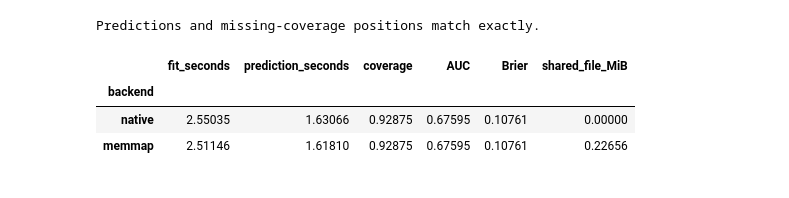
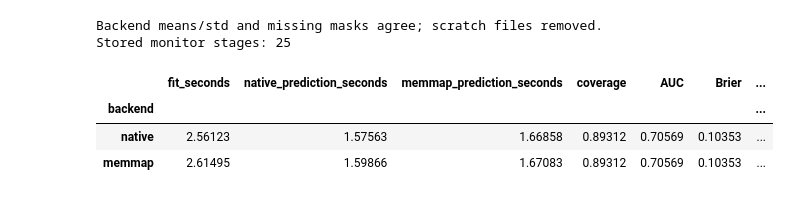
Before and after one commit to chenyangkang/stemflow, a Jupyter notebook: docs/Examples/10.Execution_and_memory.ipynb, the cells around one changed output. Saved outputs shown, nothing was run; the diff lists cells and outputs as text; code cells hidden in the pictures.

```diff
--- a/docs/Examples/10.Execution_and_memory.ipynb
+++ b/docs/Examples/10.Execution_and_memory.ipynb
@@ -51,44 +69,81 @@ Both fits use temporal-window prequerying, two workers, the same grids and estim
 # %%
-results, predictions = [], {}
+results, predictions, reports, prediction_details = [], {}, {}, {}
 with tempfile.TemporaryDirectory(prefix="stemflow_example_") as scratch:
     X_path, y_path = make_training_databases(X_train, y_train, Path(scratch) / "training")
     test_path = make_duckdb_database(X_test, Path(scratch) / "test.duckdb")
     for backend in ["native", "memmap"]:
         model = AdaSTEMClassifier(
             base_model=DecisionTreeClassifier(max_depth=5, min_samples_leaf=20, random_state=42),
             ensemble_fold=3, min_ensemble_required=2,
             grid_len_upper_threshold=40, grid_len_lower_threshold=5,
             points_lower_threshold=100,
             temporal_start=1, temporal_end=366, temporal_step=60, temporal_bin_interval=80,
             n_jobs=2, random_state=42, sample_weights_for_classifier=False,
             lazy_loading=True, lazy_loading_dir=str(Path(scratch) / backend),
             save_gridding_plot=False, verbosity=0,
         )
-        started = time.perf_counter()
-        model.fit(X_path, y_path, training_data_backend=backend,
-                  temporal_window_prequery=True, inner_max_num_threads=1,
-                  max_concurrent_ensembles=2)
-        fit_seconds = time.perf_counter() - started
-        started = time.perf_counter()
-        p = model.predict_proba(test_path, temporal_window_prequery=True, n_jobs=2)[:, 1]
-        prediction_seconds = time.perf_counter() - started
-        predictions[backend] = p
-        valid = np.isfinite(p)
+        with model.monitor_execution(sample_interval=0.1, log_interval=None) as monitor:
+            started = time.perf_counter()
+            model.fit(X_path, y_path, training_data_backend=backend,
+                      temporal_window_prequery=True, inner_max_num_threads=1,
+                      max_concurrent_ensembles=2, persist_prediction_state=False)
+            fit_seconds = time.perf_counter() - started
+            started = time.perf_counter()
+            native, native_std = model.predict_proba(test_path, temporal_window_prequery=True,
+                prediction_backend="native", n_jobs=2, return_std=True)
+            native_seconds = time.perf_counter() - started
+            native_info = model.prediction_execution_info_.copy()
+            started = time.perf_counter()
+            mapped, mapped_std = model.predict_proba(test_path, temporal_window_prequery=True,
+                prediction_backend="memmap", n_jobs=2, return_std=True)
+            mapped_seconds = time.perf_counter() - started
+            prediction_details[backend] = dict(native=native_info,
+                memmap=model.prediction_execution_info_.copy())
+            np.testing.assert_allclose(native, mapped, atol=1e-12, rtol=0, equal_nan=True)
+            np.testing.assert_allclose(native_std, mapped_std, atol=1e-12, rtol=0, equal_nan=True)
+            matrix_mean, matrix_std = model.predict_proba(test_path,
+                temporal_window_prequery=True, streaming=False, return_std=True, n_jobs=2)
+            np.testing.assert_allclose(native, matrix_mean, atol=1e-12, equal_nan=True)
+            np.testing.assert_allclose(native_std, matrix_std, atol=1e-12, equal_nan=True)
+            if backend == "memmap":
+                separate = model.predict_proba(test_path, n_jobs=2,
+                    temporal_window_prequery=True, prediction_backend="memmap",
+                    return_by_separate_ensembles=True,
+                    prediction_output_path=str(Path(scratch) / "ensemble_predictions.npy"))
+                assert isinstance(separate, np.memmap)
+                assert separate.shape == (len(X_test), model.ensemble_fold)
+                ensemble_preview = pd.DataFrame(np.array(separate[:5], copy=True),
+                    columns=[f"ensemble_{i}" for i in range(model.ensemble_fold)])
+                separate.flush()
+                del separate
+                gc.collect()
+        report = model.execution_monitor_
+        assert not report["running"] and report["error"] is None
+        reports[backend] = report
+        predictions[backend] = mapped[:, 1]
+        valid = np.isfinite(mapped[:, 1])
+        rss = report["peak_tree_rss_bytes"]
         results.append(dict(backend=backend, fit_seconds=fit_seconds,
-            prediction_seconds=prediction_seconds, coverage=valid.mean(),
-            AUC=roc_auc_score(y_test.to_numpy()[valid], p[valid]),
-            Brier=brier_score_loss(y_test.to_numpy()[valid], p[valid]),
+            native_prediction_seconds=native_seconds, memmap_prediction_seconds=mapped_seconds,
+            coverage=float(valid.mean()), AUC=roc_auc_score(y_test.to_numpy()[valid], mapped[valid, 1]),
+            Brier=brier_score_loss(y_test.to_numpy()[valid], mapped[valid, 1]),
+            sampled_tree_RSS_MiB=rss / 1024**2 if rss is not None else np.nan,
             shared_file_MiB=model.execution_info_["shared_input_bytes"] / 1024**2))
         del model
         gc.collect()
 
 table = pd.DataFrame(results).set_index("backend")
 display(table.round(5))
-np.testing.assert_allclose(predictions["native"], predictions["memmap"], atol=0, rtol=0, equal_nan=True)
-print("Predictions and missing-coverage positions match exactly.")
+np.testing.assert_allclose(predictions["native"], predictions["memmap"],
+                           atol=1e-12, rtol=0, equal_nan=True)
+assert not Path(scratch).exists()
+print("Backend means/std and missing masks agree; scratch files removed.")
+print("Stored monitor stages:", len(reports["memmap"]["stages"]))
+display(ensemble_preview)
 # %% [output]
-Predictions and missing-coverage positions match exactly.
+Backend means/std and missing masks agree; scratch files removed.
+Stored monitor stages: 25
-|  | fit_seconds | prediction_seconds | coverage | AUC | Brier | shared_file_MiB |
-| backend |  |  |  |  |  |  |
-| native | 2.55035 | 1.63066 | 0.92875 | 0.67595 | 0.10761 | 0.00000 |
-| memmap | 2.51146 | 1.61810 | 0.92875 | 0.67595 | 0.10761 | 0.22656 |
+|  | fit_seconds | native_prediction_seconds | memmap_prediction_seconds | coverage | AUC | Brier | ... |
+| backend |  |  |  |  |  |  | ... |
+| native | 2.56123 | 1.57563 | 1.66858 | 0.89312 | 0.70569 | 0.10353 | ... |
+| memmap | 2.61495 | 1.59866 | 1.67083 | 0.89312 | 0.70569 | 0.10353 | ... |
```
Also changed, not shown: parts of 8 cells of this notebook, 11 other files.
